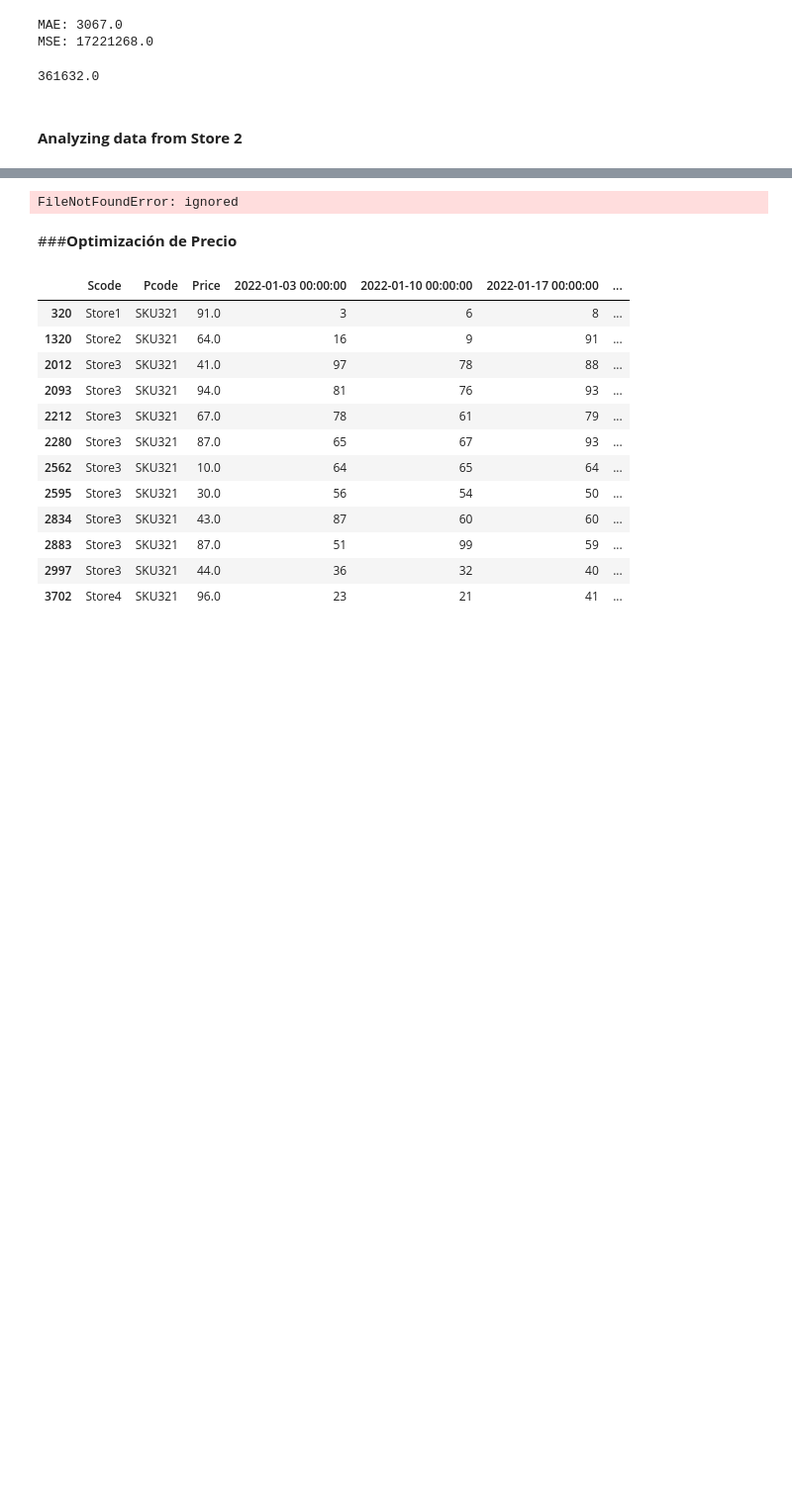
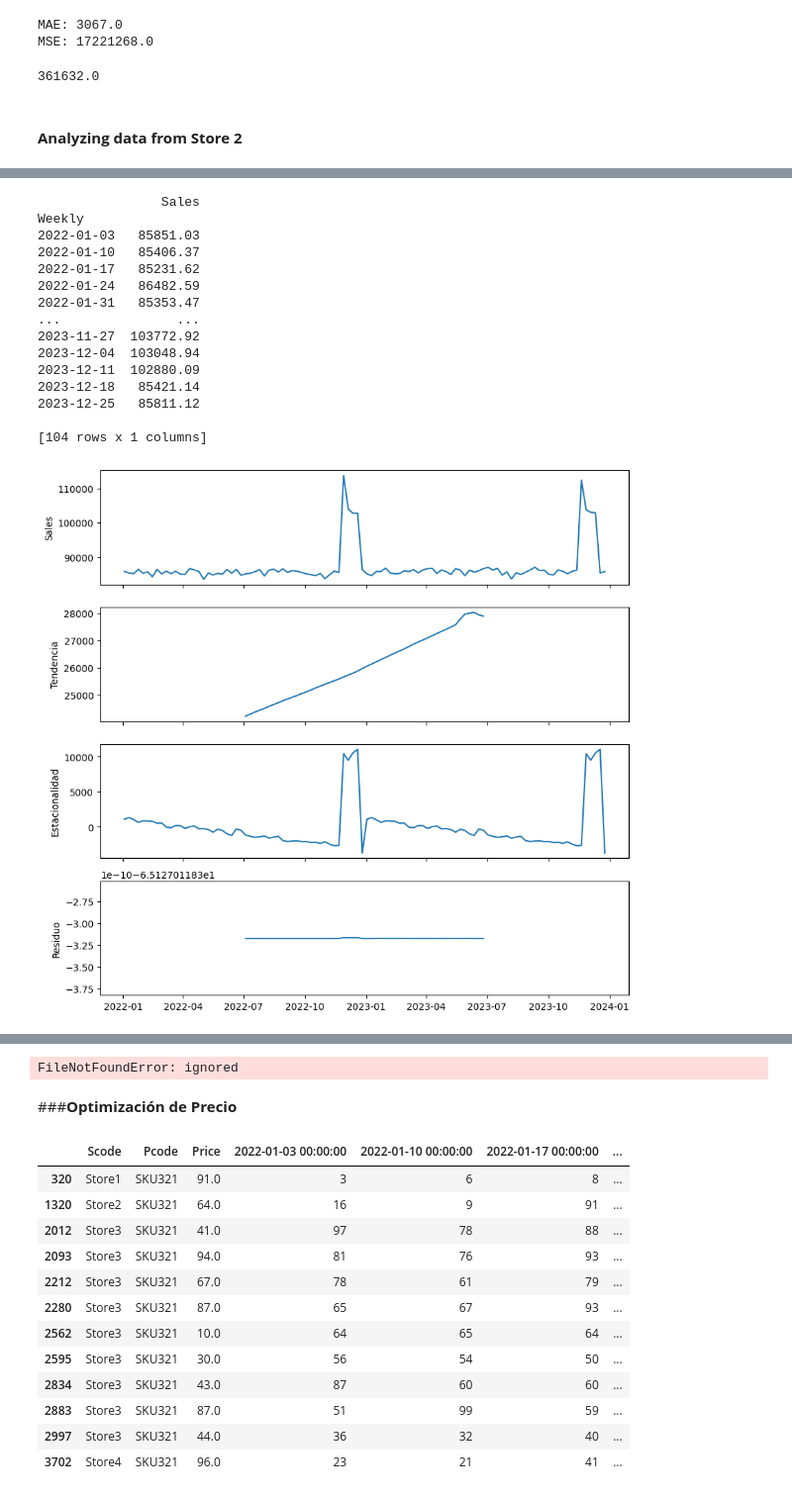
Before and after one commit to superpanditas/Quinio, a Jupyter notebook: Weekly_SKU_level_Product_Sales_Transactions.ipynb, the cells around one changed output, grey strips where cells are left out. Shown at 99% size. Saved outputs shown, nothing was run; the diff lists cells and outputs as text; code cells hidden in the pictures; blank space fills up the shorter version.

```diff
--- a/Weekly_SKU_level_Product_Sales_Transactions.ipynb
+++ b/Weekly_SKU_level_Product_Sales_Transactions.ipynb
@@ -474,0 +620,38 @@ print(next_weeks['Sales'].sum().round())
+# %%
+# Review of seasonality, cyclicality and trend of the general data of store 1 through a decomposition of the time series ...
+ts_store2 = data_2_skus_agg.copy()
+
+ts_store2 = ts_store2.set_index('Weekly').round(2)
+print(ts_store2)
+
+# Classic Descomposition
+from statsmodels.tsa.seasonal import seasonal_decompose
+decomp = seasonal_decompose(ts_store1, model='additive')
+
+fig, ax = plt.subplots(nrows=4, figsize=(10,10), sharex=True)
+ax[0].plot(ts_store2)
+ax[0].set_ylabel('Sales')
+ax[1].plot(decomp.trend)
+ax[1].set_ylabel('Tendencia')
+ax[2].plot(decomp.seasonal)
+ax[2].set_ylabel('Estacionalidad')
+ax[3].plot(decomp.resid)
+ax[3].set_ylabel('Residuo')
+plt.show()
+# %% [output]
+                Sales
+Weekly
+2022-01-03   85851.03
+2022-01-10   85406.37
+2022-01-17   85231.62
+2022-01-24   86482.59
+2022-01-31   85353.47
+...               ...
+2023-11-27  103772.92
+2023-12-04  103048.94
+2023-12-11  102880.09
+2023-12-18   85421.14
+2023-12-25   85811.12
+
+[104 rows x 1 columns]
+[figure, added]
```
Also changed, not shown: parts of 11 cells of this notebook.
